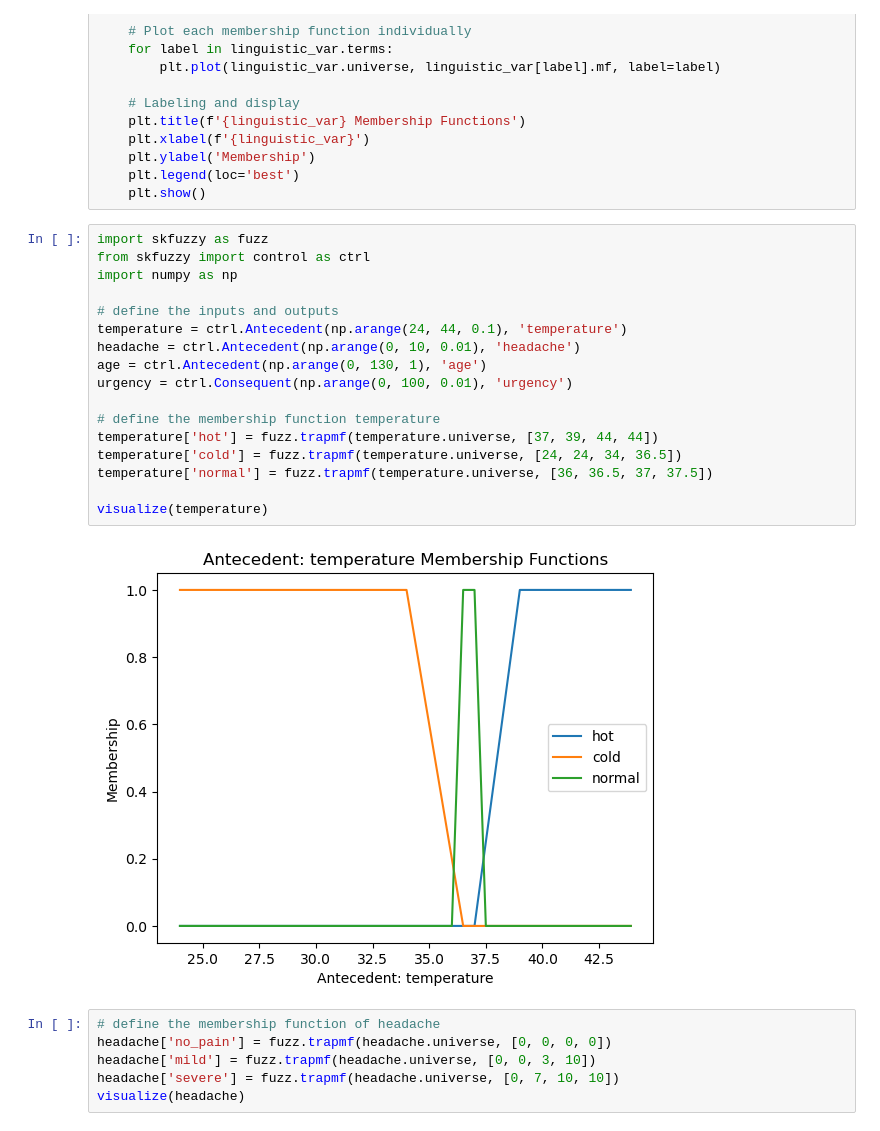
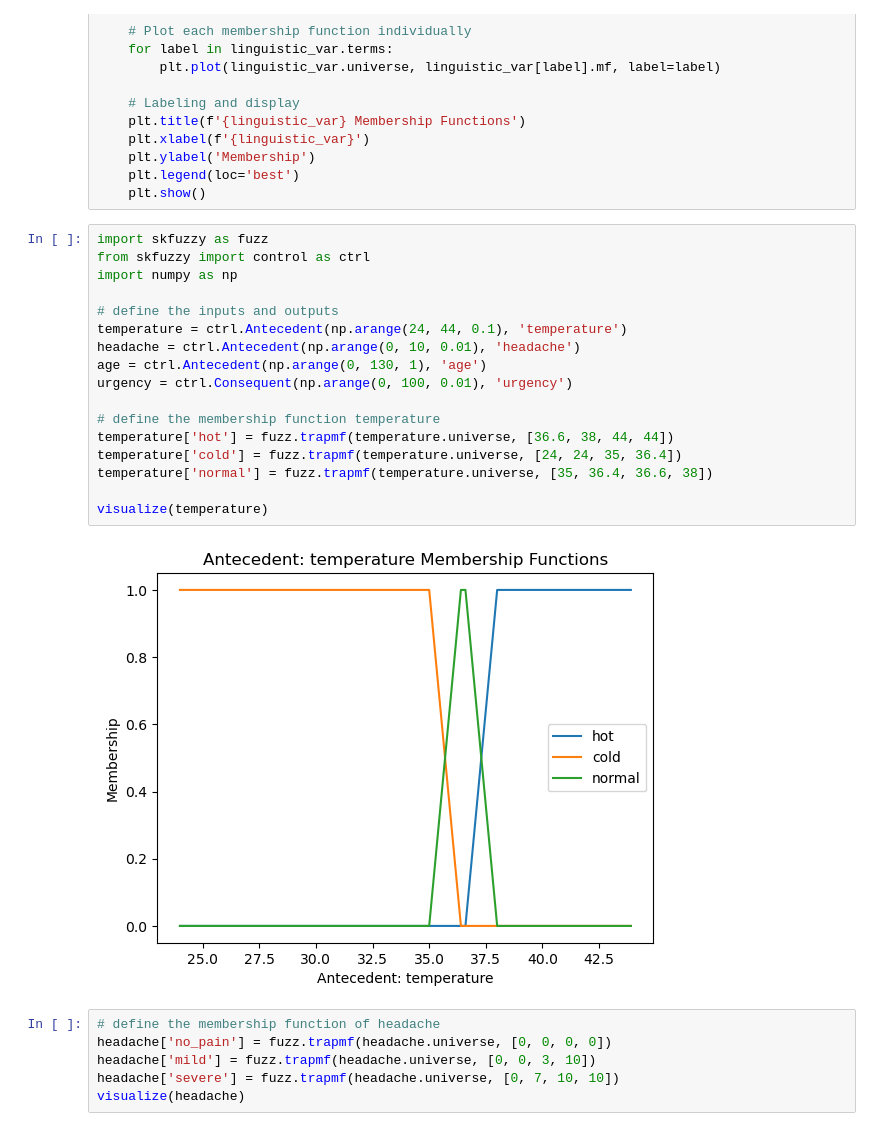
Before and after one commit to AidanZhong/fuzzySystem, a Jupyter notebook: case1.ipynb, the cells around one changed output. Cells and saved outputs as stored; diff of their text form.

```diff
--- a/case1.ipynb
+++ b/case1.ipynb
@@ -40,22 +40,22 @@ def visualize(linguistic_var):
 # %%
 import skfuzzy as fuzz
 from skfuzzy import control as ctrl
 import numpy as np
 
 # define the inputs and outputs
 temperature = ctrl.Antecedent(np.arange(24, 44, 0.1), 'temperature')
 headache = ctrl.Antecedent(np.arange(0, 10, 0.01), 'headache')
 age = ctrl.Antecedent(np.arange(0, 130, 1), 'age')
 urgency = ctrl.Consequent(np.arange(0, 100, 0.01), 'urgency')
 
 # define the membership function temperature
-temperature['hot'] = fuzz.trapmf(temperature.universe, [37, 39, 44, 44])
-temperature['cold'] = fuzz.trapmf(temperature.universe, [24, 24, 34, 36.5])
-temperature['normal'] = fuzz.trapmf(temperature.universe, [36, 36.5, 37, 37.5])
+temperature['hot'] = fuzz.trapmf(temperature.universe, [36.6, 38, 44, 44])
+temperature['cold'] = fuzz.trapmf(temperature.universe, [24, 24, 35, 36.4])
+temperature['normal'] = fuzz.trapmf(temperature.universe, [35, 36.4, 36.6, 38])
 
 visualize(temperature)
 # %% [output]
-[figure, old version]
+[figure, new version]
 # %%
 # define the membership function of headache
 headache['no_pain'] = fuzz.trapmf(headache.universe, [0, 0, 0, 0])
```
Also changed, not shown: parts of 3 cells of this notebook, 1 other file.
